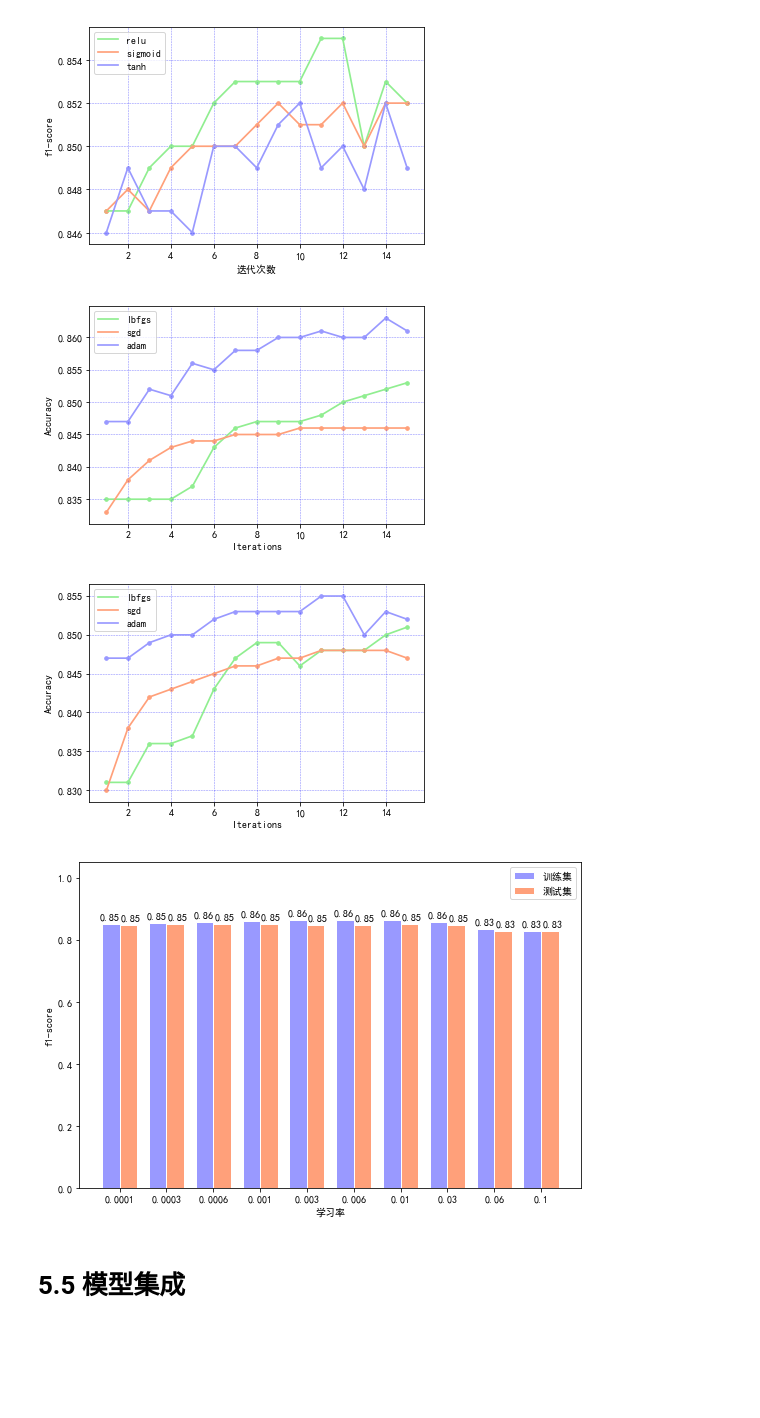
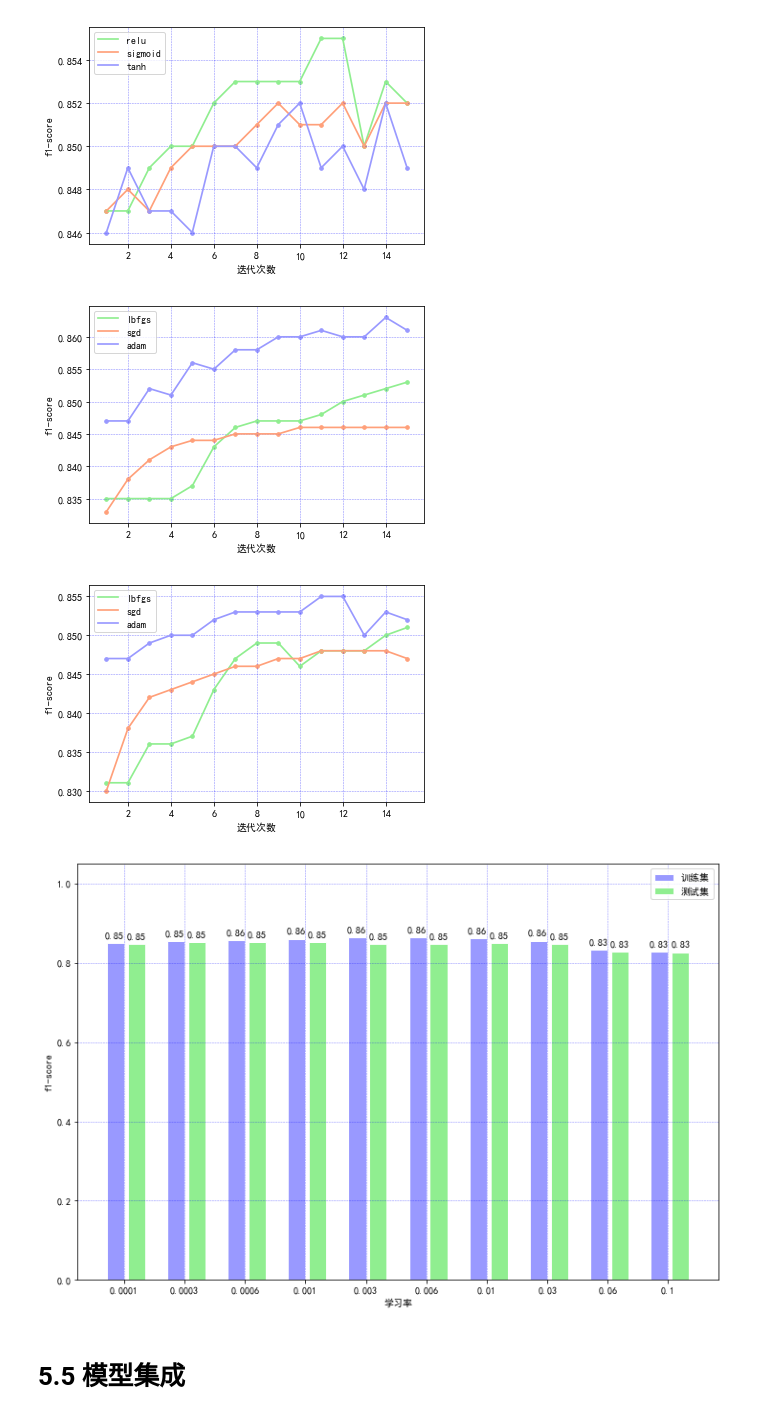
Before and after one commit to shinshiner/CS245-Data-Science, a Jupyter notebook: Adult++/main.ipynb, the cells around one changed output. Drawn from its saved outputs; the diff is of its cells as text; code cells hidden in the pictures; blank space fills up the shorter version.

```diff
--- a/Adult++/main.ipynb
+++ b/Adult++/main.ipynb
@@ -647,21 +649,22 @@ x = [0.001, 0.003, 0.006, 0.01, 0.03, 0.06, 0.1, 0.3, 0.6, 1.0, 3.0, 10.0]
 y_tr = [0.835, 0.835, 0.835, 0.835, 0.835, 0.835, 0.835, 0.835, 0.844, 0.918, 0.985, 0.997]
 y_t = [0.831, 0.831, 0.831, 0.831, 0.831, 0.831, 0.831, 0.831, 0.832, 0.829, 0.816, 0.813]
 
-x_ax = np.arange(12) * 0.9
+x_ax = np.arange(12) * 1.2
 total_width, n = 0.75, 2
 width = total_width / n
 x_ax = x_ax - (total_width - width) / 2
 
 plt.figure(figsize=(12, 8))
 plt.bar(x_ax, y_tr, width=width, facecolor='#9999ff', edgecolor='white', label='训练集')
-plt.bar(x_ax + width, y_t, width=width, facecolor='#ffa07a', edgecolor='white', label='测试集')
+plt.bar(x_ax + width + 0.075, y_t, width=width, facecolor='#90EE90', edgecolor='white', label='测试集')
 for x, y1, y2 in zip(x_ax, y_tr, y_t):
     plt.text(x - 0.02, y1 + 0.01, '%.2f' % y1, ha='center', va='bottom')
-    plt.text(x + width + 0.075, y2 + 0.01, '%.2f' % y2, ha='center', va='bottom')
+    plt.text(x + width + 0.115, y2 + 0.01, '%.2f' % y2, ha='center', va='bottom')
 
 ax = plt.gca()
 ax.set_xticks(x_ax + width / 2)
 ax.set_xticklabels((0.001, 0.003, 0.006, 0.01, 0.03, 0.06, 0.1, 0.3, 0.6, 1.0, 3.0, 10.0))
+ax.grid(color='b', alpha=0.5, linestyle='dashed', linewidth=0.5)
 plt.xlabel('惩罚系数')
 plt.ylabel('f1-score')
 plt.ylim(0, 1.15)
@@ -792,7 +795,8 @@ plt.show()
 [figure]
 # %%
 # MLP optimizer (norm)
-
+interval = 1
+max_iter = 15
 x = list(range(interval, max_iter + 1, interval))
 y_tr_lbfgs = [0.835, 0.835, 0.835, 0.835, 0.837, 0.843, 0.846, 0.847, 0.847, 0.847, 0.848, 0.85, 0.851, 0.852, 0.853]
 y_tr_sgd = [0.833, 0.838, 0.841, 0.843, 0.844, 0.844, 0.845, 0.845, 0.845, 0.846, 0.846, 0.846, 0.846, 0.846, 0.846]
@@ -810,8 +814,8 @@ ax.scatter(x, y_tr_lbfgs, s=13, c='#90EE90')
 ax.scatter(x, y_tr_sgd, s=13, c='#ffa07a')
 ax.scatter(x, y_tr_adam, s=13, c='#9999ff')
 ax.grid(color='b', alpha=0.5, linestyle='dashed', linewidth=0.5)
-plt.xlabel('Iterations')
-plt.ylabel('Accuracy')
+plt.xlabel('迭代次数')
+plt.ylabel('f1-score')
 plt.legend()
 plt.savefig('report/img/mlp_optimizer_ntr')
 plt.show()
@@ -825,44 +829,45 @@ ax.scatter(x, y_t_lbfgs, s=13, c='#90EE90')
 ax.scatter(x, y_t_sgd, s=13, c='#ffa07a')
 ax.scatter(x, y_t_adam, s=13, c='#9999ff')
 ax.grid(color='b', alpha=0.5, linestyle='dashed', linewidth=0.5)
-plt.xlabel('Iterations')
-plt.ylabel('Accuracy')
+plt.xlabel('迭代次数')
+plt.ylabel('f1-score')
 plt.legend()
 plt.savefig('report/img/mlp_optimizer_nt')
 plt.show()
 # %% [output]
-[figure, old version]
+[figure, new version]
-[figure, old version]
+[figure, new version]
 # %%
 # MLP lr (norm)
 
 x = [0.0001, 0.0003, 0.0006, 0.001, 0.003, 0.006, 0.01, 0.03, 0.06, 0.1]
 y_tr = [0.85, 0.855, 0.858, 0.861, 0.865, 0.865, 0.863, 0.856, 0.834, 0.829]
 y_t = [0.848, 0.852, 0.852, 0.852, 0.847, 0.847, 0.851, 0.847, 0.829, 0.827]
 
-x_ax = np.arange(10)
+x_ax = np.arange(10) * 1.3
 total_width, n = 0.75, 2
 width = total_width / n
 x_ax = x_ax - (total_width - width) / 2
 
-plt.figure(figsize=(9, 6))
+plt.figure(figsize=(12, 8))
 plt.bar(x_ax, y_tr, width=width, facecolor='#9999ff', edgecolor='white', label='训练集')
-plt.bar(x_ax + width, y_t, width=width, facecolor='#ffa07a', edgecolor='white', label='测试集')
+plt.bar(x_ax + width + 0.075, y_t, width=width, facecolor='#90EE90', edgecolor='white', label='测试集')
 for x, y1, y2 in zip(x_ax, y_tr, y_t):
     plt.text(x - 0.02, y1 + 0.01, '%.2f' % y1, ha='center', va='bottom')
-    plt.text(x + width + 0.05, y2 + 0.01, '%.2f' % y2, ha='center', va='bottom')
+    plt.text(x + width + 0.075, y2 + 0.01, '%.2f' % y2, ha='center', va='bottom')
 
 ax = plt.gca()
 ax.set_xticks(x_ax + width / 2)
 ax.set_xticklabels((0.0001, 0.0003, 0.0006, 0.001, 0.003, 0.006, 0.01, 0.03, 0.06, 0.1))
+ax.grid(color='b', alpha=0.5, linestyle='dashed', linewidth=0.5)
 plt.xlabel('学习率')
 plt.ylabel('f1-score')
 plt.ylim((0, 1.05))
 plt.legend()
 plt.savefig('report/img/mlp_lr')
 plt.show()
 # %% [output]
-[figure, old version]
+[figure, new version]
 # %% [markdown]
 # 5.5 模型集成
 # %%
```
Also changed, not shown: parts of 5 cells of this notebook, 13 other files.
